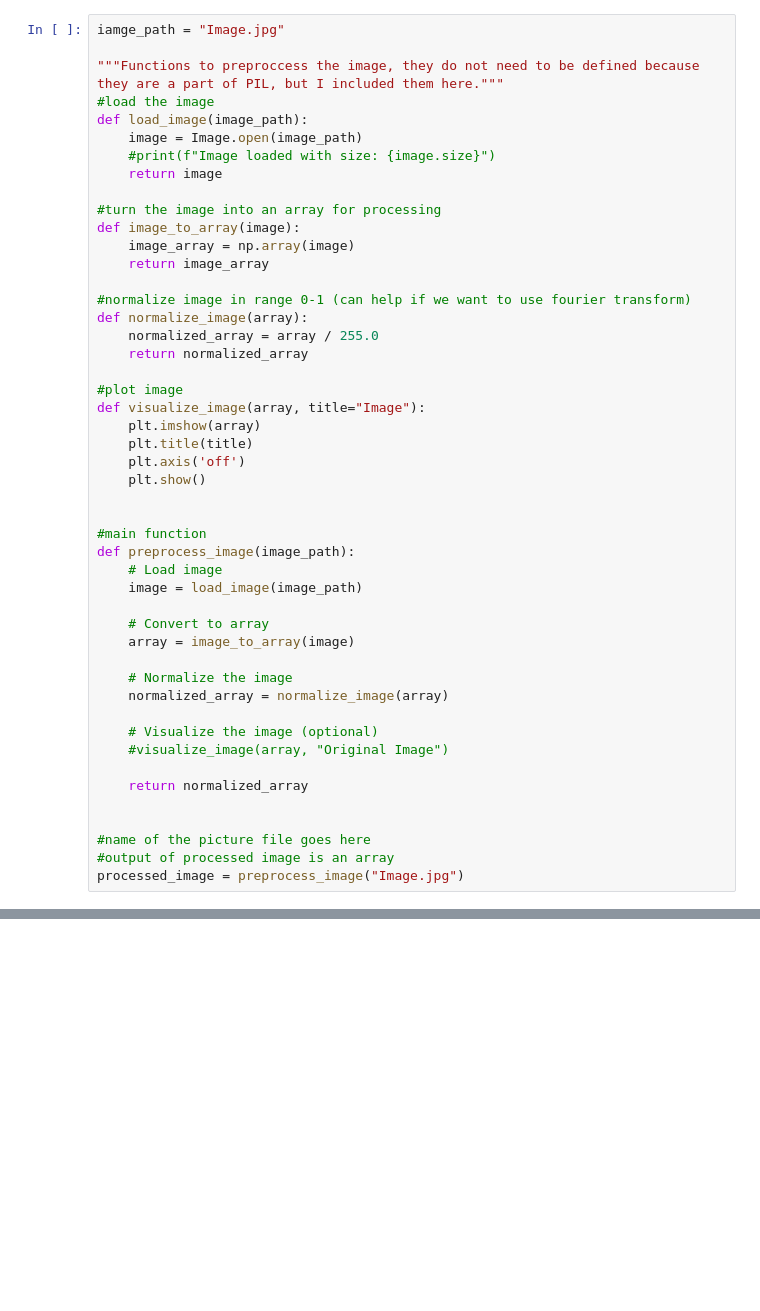
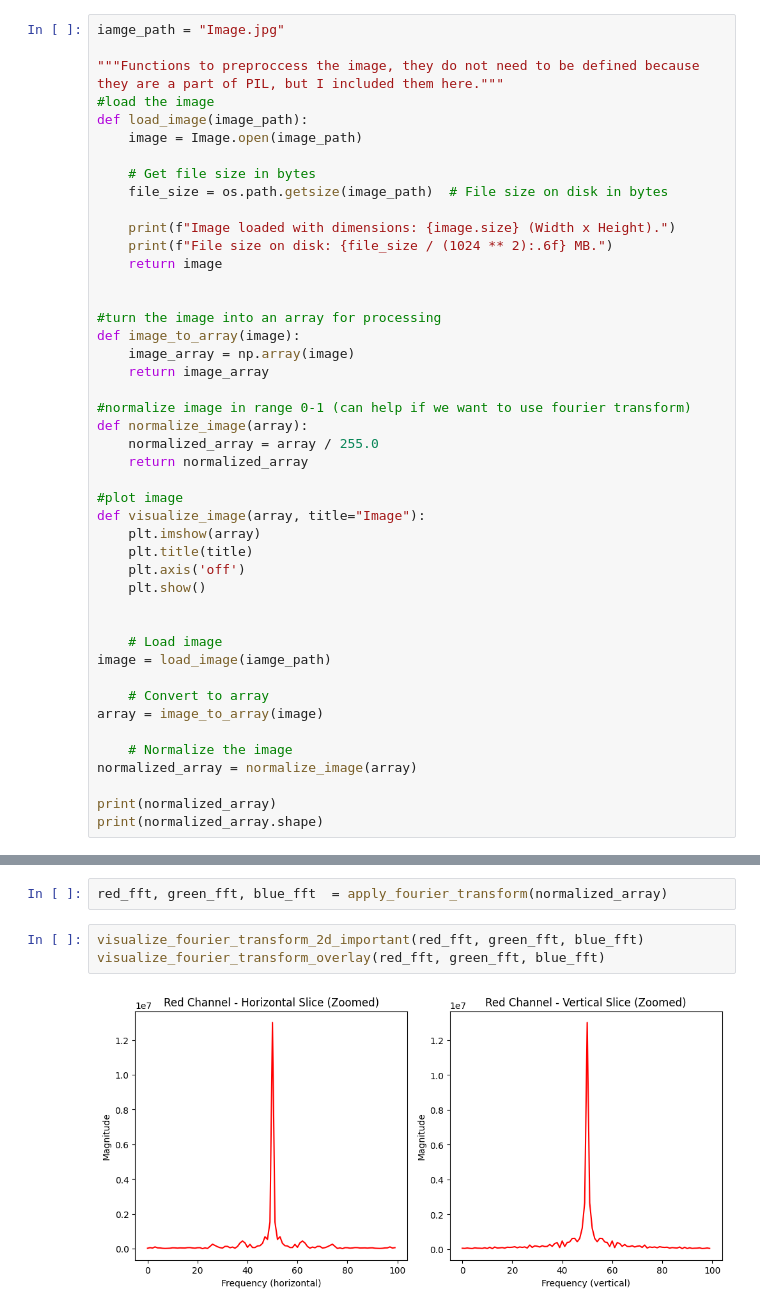
Before and after one commit to JohnRankin5/ECE-2700-Final-Project, a Jupyter notebook: Constructing_Deconstructing_an_image.ipynb, the cells around one changed output, grey strips where cells are left out. Cells and saved outputs as stored; diff of their text form; blank space fills up the shorter version.

```diff
--- a/Constructing_Deconstructing_an_image.ipynb
+++ b/Constructing_Deconstructing_an_image.ipynb
@@ -9,8 +11,14 @@ iamge_path = "Image.jpg"
 #load the image
 def load_image(image_path):
     image = Image.open(image_path)
-    #print(f"Image loaded with size: {image.size}")
+
+    # Get file size in bytes
+    file_size = os.path.getsize(image_path)  # File size on disk in bytes
+
+    print(f"Image loaded with dimensions: {image.size} (Width x Height).")
+    print(f"File size on disk: {file_size / (1024 ** 2):.6f} MB.")
     return image
+
 
 #turn the image into an array for processing
 def image_to_array(image):
@@ -30,23 +38,14 @@ def visualize_image(array, title="Image"):
     plt.show()
 
 
-#main function
-def preprocess_image(image_path):
     # Load image
-    image = load_image(image_path)
+image = load_image(iamge_path)
 
     # Convert to array
-    array = image_to_array(image)
+array = image_to_array(image)
 
     # Normalize the image
-    normalized_array = normalize_image(array)
+normalized_array = normalize_image(array)
 
-    # Visualize the image (optional)
-    #visualize_image(array, "Original Image")
-
-    return normalized_array
-
-
-#name of the picture file goes here
-#output of processed image is an array
-processed_image = preprocess_image("Image.jpg")
+print(normalized_array)
+print(normalized_array.shape)
@@ -73,0 +200,7 @@ print(processed_image)
+# %%
+red_fft, green_fft, blue_fft  = apply_fourier_transform(normalized_array)
+# %%
+visualize_fourier_transform_2d_important(red_fft, green_fft, blue_fft)
+visualize_fourier_transform_overlay(red_fft, green_fft, blue_fft)
+# %% [output]
+[figure, added]
```
Also changed, not shown: parts of 10 cells of this notebook, 1 other file.
